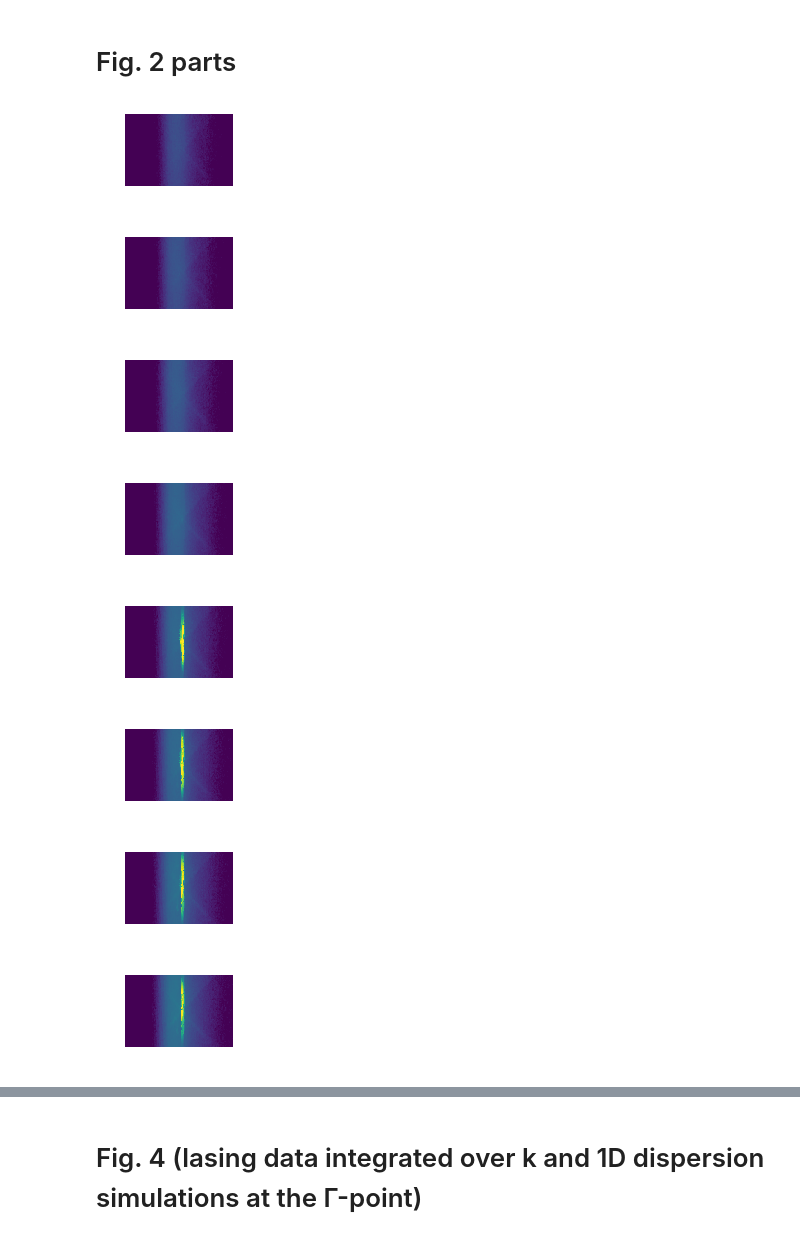
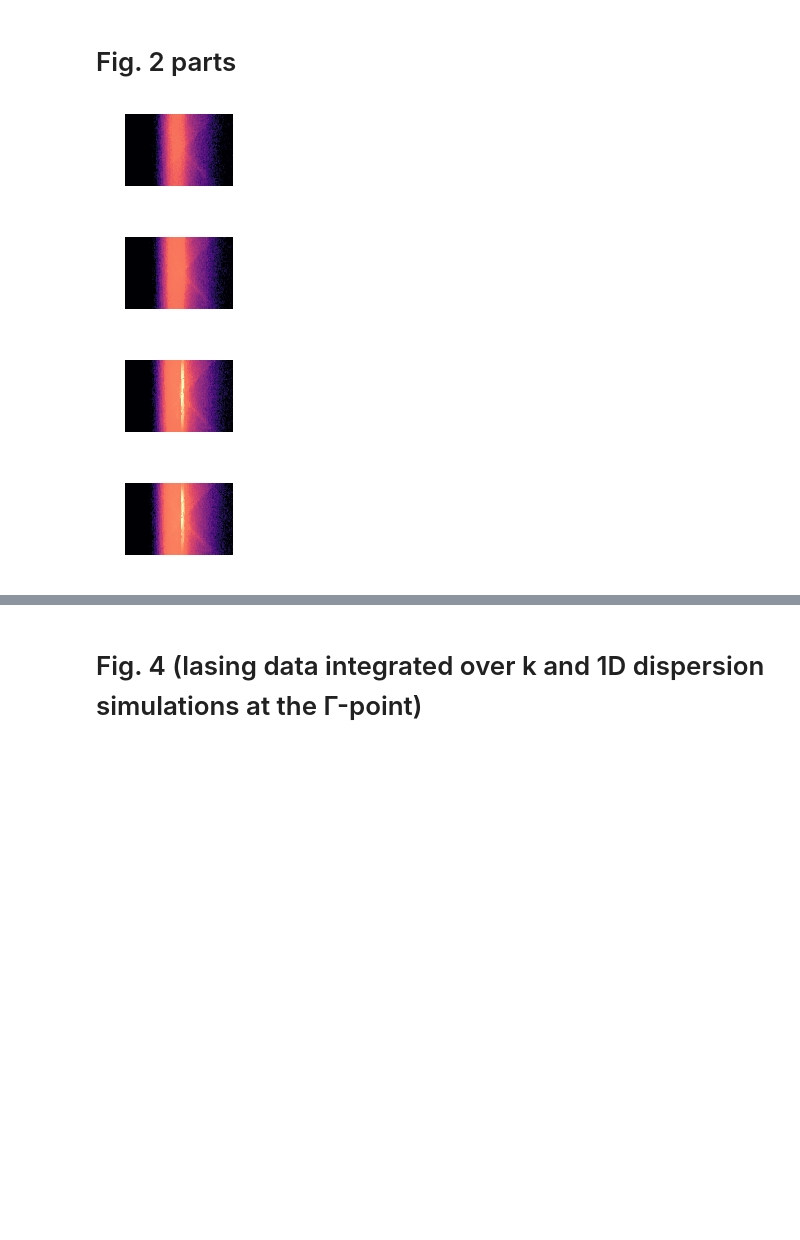
Before and after one commit to texnokrates/qpms-ipynotebooks, a Jupyter notebook: SaraRect/paperfigs.ipynb, the cells around one changed output, grey strips where cells are left out. Saved outputs shown, nothing was run; the diff lists cells and outputs as text; code cells hidden in the pictures; blank space fills up the shorter version.

```diff
--- a/SaraRect/paperfigs.ipynb
+++ b/SaraRect/paperfigs.ipynb
@@ -42,6 +123,8 @@ dispsim2d_files = ["/m/phys/project/qd/Marek/dispdata/SaraRect_lMax3MieInterp42n
 
 # Sara's measurement wavelength file
 measurent_wl_nm_file = '/u/46/necadam1/unix/project/SaraRect/measurement/measurement_wavelengths_nm'
+
+fluences_mJ_per_sq_cm_file = '/u/46/necadam1/unix/project/SaraRect/fluences'
 
 # Sara's intensity data; TODO
 lasingdatafile_infixi = [('380x370-0pol-_PD',
@@ -61,9 +144,11 @@ lasingdatafile_infixi = [('380x370-0pol-_PD',
             '380x390_PD'),
 ]
 lasingdatafile_prefix = '/u/46/necadam1/unix/project/SaraRect/measurement/'
-intensityfile = '14'
-
-lasingdatafile_postfix = '/%s.csv' % intensityfile
+#intensityfile = '14'
+intensityindex_lasing = 13
+intensity_indices = [i for i in range(15)]
+#lasingdatafile_postfix = '/%s.csv' % intensityfile
+lasingdatafile_postfixes = ['/%02d.csv' % (i+1) for i in intensity_indices]
 
 numap = 0.3
 p0 = 200
@@ -80,6 +165,12 @@ dimension_labels = ['$380\\,\\mathrm{nm}\\times 370\\,\\mathrm{nm}$',
 ]
 
 pyarrow_lambdas_nm = 1.52 * np.array([370,375,380,385,390])
+
+
+#colormap preload
+colormapfile='/u/46/necadam1/unix/project/SaraRect/custom_coldWarm.mat'
+thecmarray=loadmat(colormapfile)['custom_coldWarm']
+#thecm = matplotlib.colors.ListedColormap(thecmarray, name='custom_coldWarm', N=None)
 # %%
 # load and process the simulation data
 dispsim2d_plotdata = list()
@@ -291,32 +554,29 @@ axes1.cbar_axes[0].get_xaxis_transform()
 # %%
 lasingdatafile_infix = '380x380_PD'
 
-pumps = [8,9,10,11,12,13,14,15]
+pumps = [9,10,13,14]
 
 preview_roughness_f2=1
 xrange_nm_f2 = [500,650]
 yrange_invum_f2 = [-1,1]
 
-for intensityfile in pumps:
-    lasingdatafile_postfix = '/%02d.csv' % intensityfile
-    intensity = np.loadtxt(lasingdatafile_prefix+lasingdatafile_infix+lasingdatafile_postfix)
-    f = plt.figure(intensityfile, (1.5, 1))
+for intensityfile_ in pumps:
+    #lasingdatafile_postfix = '/%02d.csv' % intensityfile_
+    #intensity = np.loadtxt(lasingdatafile_prefix+lasingdatafile_infix+lasingdatafile_postfix)
+    lambdas_nm, ks, intensity, _ = measuredata[intensityfile_][2][2] # 2 = no polarisation
+    f = plt.figure(intensityfile_, (1.5, 1))
     ax = f.add_axes((0,0,1,1))
     triang = tri.Triangulation(np.broadcast_to(lambdas_nm[:,ň], ks.shape).flatten()[::preview_roughness_f2], ks.flatten()[::preview_roughness_f2]/1e6)
-    im = ax.tripcolor(triang, intensity.flatten()[::preview_roughness_f2], rasterized=True, norm=experiment_cbnorm)
+    im = ax.tripcolor(triang, intensity.flatten()[::preview_roughness_f2], rasterized=True, norm=experiment_cbnorm, cmap=thecm)
     ax.set_xlim(xrange_nm_f2)
     ax.set_ylim(yrange_invum_f2)
     ax.set_axis_off()
-    f.savefig("figs/Fig2_Marek%02d.pdf"%intensityfile, dpi=600)
+    f.savefig("figs/Fig2_Marek%02d_%scm.pdf"%(intensityfile_, cmnote), dpi=600)
 # %% [output]
-[figure, old version]
+[figure, new version]
-[figure, old version]
+[figure, new version]
-[figure, old version]
+[figure, new version]
-[figure, old version]
+[figure, new version]
-[figure, removed]
-[figure, removed]
-[figure, removed]
-[figure, removed]
 # %%
 f = plt.figure(16, (.6,2))
 
```
Also changed, not shown: parts of 18 cells of this notebook.
